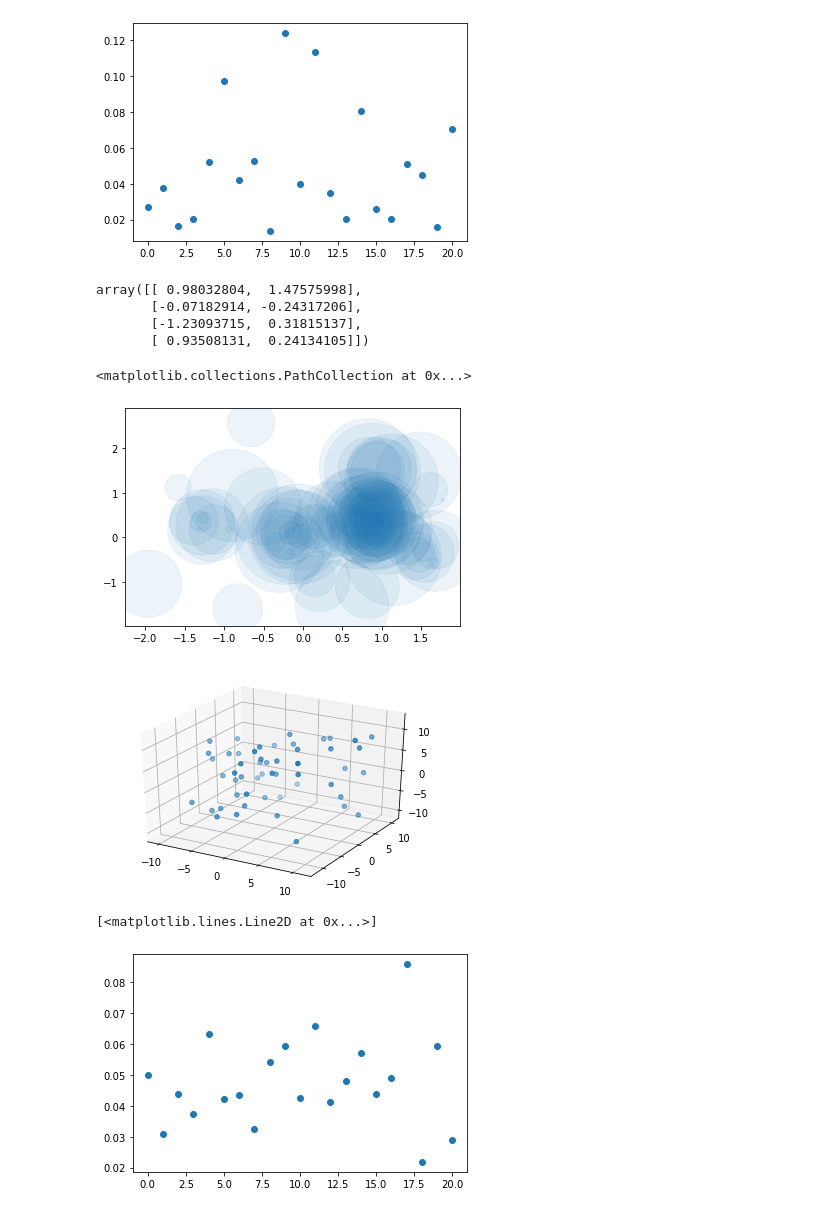
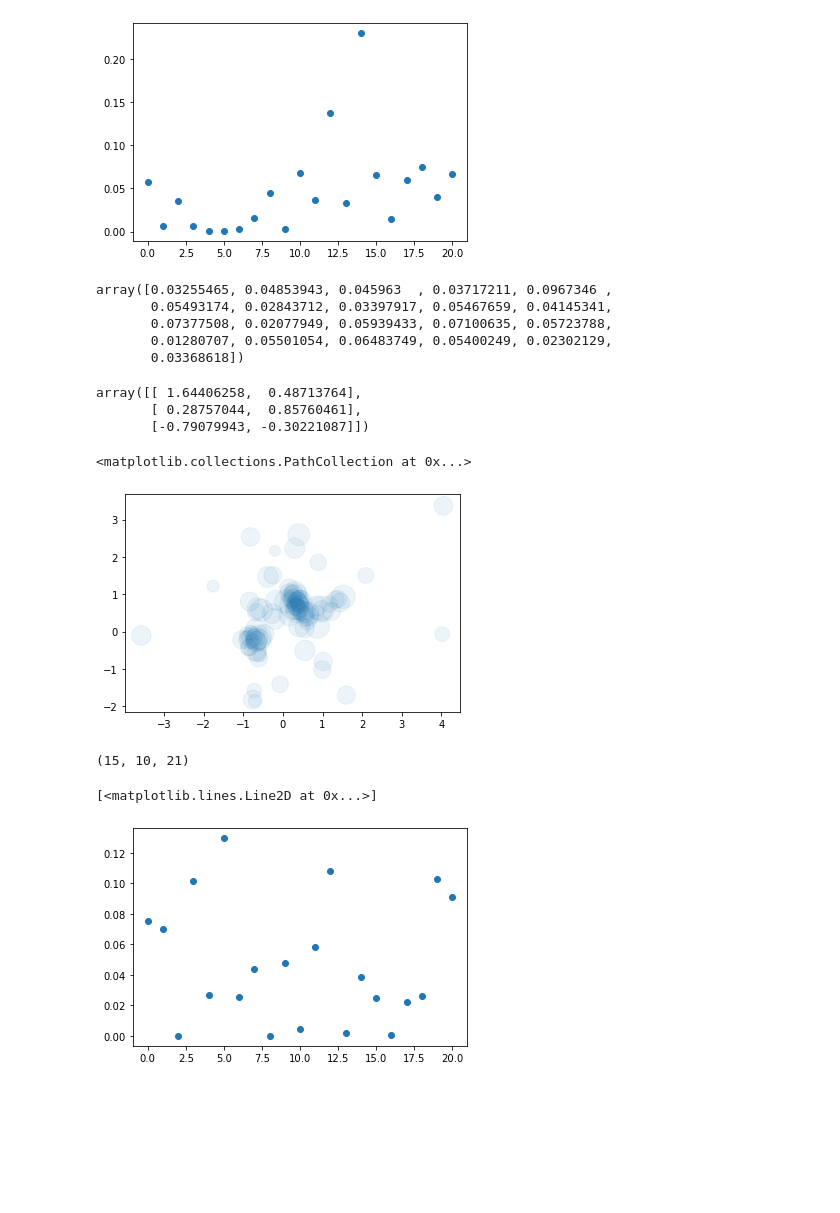
Before and after one commit to tcikezu/ideatransfer, a Jupyter notebook: simulate.ipynb, the cells around one changed output. Cells and saved outputs as stored; diff of their text form; code cells hidden in the pictures; blank space fills up the shorter version.

```diff
--- a/simulate.ipynb
+++ b/simulate.ipynb
@@ -13,10 +13,9 @@ date_time = datetime.now().strftime("%m_%d_%Y_%H:%M:%S")
 """ simulate returns an animated 3d scatter plot of the community allIdeas object.
 The input parameters are the community, the interaction coefficient gamma,
 and also fn, a string file-name which defaults to date and time."""
-def simulate(c=None, gamma = 0.005, T = 80,fn=date_time):
-    # seems like the same community is used again and again if I do not specify None case below.
+def simulate(c=None, T = 80,fn=date_time):
     if c is None:
-        c = community(300,3)
+        c = community(300,3,10)
     fps = 40
 
     # Data to store c.allIdeas, to then make animation
@@ -41,7 +40,7 @@ def simulate(c=None, gamma = 0.005, T = 80,fn=date_time):
 
         ideaDist[t,:] = c.ideaDistribution[0][0]
         #transfer.deterministicMerge(c, gamma, t)
-        transfer.probabilisticMerge(c, gamma,t)
+        transfer.probabilisticMerge(c, t)
 
     # Plot results
     fig = plt.figure(figsize=(10,5))
@@ -62,8 +61,8 @@ def simulate(c=None, gamma = 0.005, T = 80,fn=date_time):
     #animation function for animation.FuncAnimation
     def update(ifrm,dataX,dataY,dataZ,posX,posY,ideaDist):
         ax1.clear()
-        ax1.set_xticks(ax1Ticks)
-        ax1.set_yticks(ax1Ticks)
+#         ax1.set_xticks(ax2Ticks)
+#         ax1.set_yticks(ax2Ticks)
         ax1.set_zticks(ax1Ticks)
         ax1.set(xlim=ax1bounds,ylim=ax1bounds,zlim=ax1bounds)
         ax1.scatter3D(dataX[ifrm], dataY[ifrm], dataZ[ifrm])
@@ -74,7 +73,7 @@ def simulate(c=None, gamma = 0.005, T = 80,fn=date_time):
         ax2.set_yticks(ax2Ticks)
         ax2.set(xlim = ax2bounds, ylim = ax2bounds)
         ax2.scatter(posX[ifrm],posY[ifrm],s=1000*c.allRadii**2,alpha=0.08)
-        ax2.scatter(posX[ifrm][0], posY[ifrm][0], c='r')
+        ax2.scatter(posX[ifrm][0], posY[ifrm][0], s=1000*c.allRadii[0]**2,c='r',alpha=0.2)
         ax2.set_xlabel("frame: %d" % (ifrm))
 
         ax3.clear()
@@ -86,5 +85,9 @@ def simulate(c=None, gamma = 0.005, T = 80,fn=date_time):
 
     #plt.show()
 # %%
-c = community(numberMembers=100,numberIdeas=3,domainSize=10)
-simulate(c,gamma=0.05,T=200,fn=str(10))
+numberIterations = 10
+for i in range(1,numberIterations+1):
+    c = community(numberMembers=100,numberIdeas=10,domainSize=10)
+    simulate(c,T=1000,fn=str(i))
+    if i < numberIterations:
+        del c
@@ -91,37 +105,39 @@ simulate(c,gamma=0.05,T=200,fn=str(10))
 # %%
-plt.plot(c.ideaDistribution[0][0],'o')
+plt.plot(c.ideaDistribution[17][0],'o')
 plt.show()
 # %% [output]
-[figure, old version]
+[figure, new version]
+# %%
+c.ideaDistribution[0][0]
+# %% [output]
+array([0.03255465, 0.04853943, 0.045963  , 0.03717211, 0.0967346 ,
+       0.05493174, 0.02843712, 0.03397917, 0.05467659, 0.04145341,
+       0.07377508, 0.02077949, 0.05939433, 0.07100635, 0.05723788,
+       0.01280707, 0.05501054, 0.06483749, 0.05400249, 0.02302129,
+       0.03368618])
 # %%
 from scipy import cluster
-centroids,loss = cluster.vq.kmeans(c.allPositions,4)
+centroids, loss = cluster.vq.kmeans(c.allPositions,3)
 centroids
 # %% [output]
-array([[ 0.98032804,  1.47575998],
-       [-0.07182914, -0.24317206],
-       [-1.23093715,  0.31815137],
-       [ 0.93508131,  0.24134105]])
+array([[ 1.64406258,  0.48713764],
+       [ 0.28757044,  0.85760461],
+       [-0.79079943, -0.30221087]])
 # %%
-plt.scatter(c.allPositions[:,0],c.allPositions[:,1],s=10000*c.allRadii**2,alpha=0.08)
+plt.scatter(c.allPositions[:,0],c.allPositions[:,1],s=1000*c.allRadii**2,alpha=0.08)
 # %% [output]
 <matplotlib.collections.PathCollection at 0x...>
-[figure, old version]
+[figure, new version]
 # %%
 def closest_centroids(points,centroids):
     distances = np.sqrt(((points - centroids[:,np.newaxis])**2).sum(axis=2))
     return np.argmin(distances,axis=0)
 # %%
-idea0 = c.allIdeas[closest_centroids(c.allPositions, centroids)==3]
+c.ideaDistribution[closest_centroids(c.allPositions,centroids)==0].shape
+# %% [output]
+(15, 10, 21)
-# %%
-fig = plt.figure()
-ax = fig.add_subplot(111,projection='3d')
-ax.scatter3D(idea0[:,0],idea0[:,1],idea0[:,2])
-plt.show()
-# %% [output]
-[figure, removed]
 # %%
-plt.plot(c.ideaDistribution[closest_centroids(c.allPositions, centroids)==3][2][0][:],'o')
+plt.plot(c.ideaDistribution[closest_centroids(c.allPositions, centroids)==1][5][1][:],'o')
 # %% [output]
 [<matplotlib.lines.Line2D at 0x...>]
-[figure, old version]
+[figure, new version]
```
Also changed, not shown: parts of 13 cells of this notebook, 4 other files.
